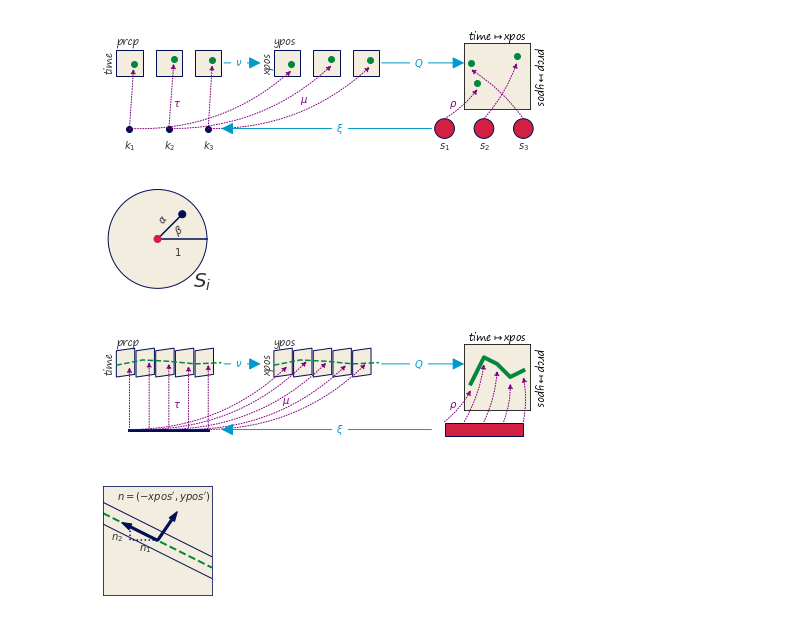
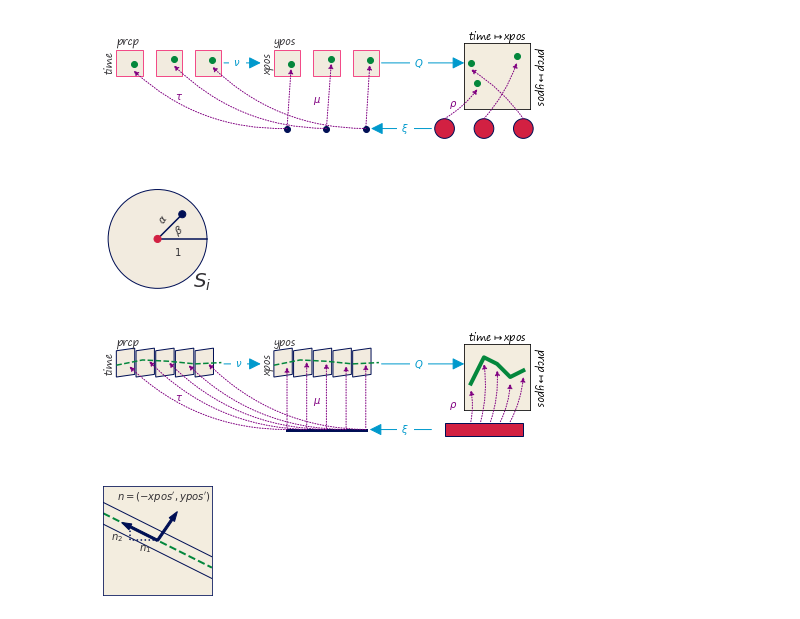
Before and after one commit to story645/proposal, a Jupyter notebook: figures/q_figs.ipynb, the cells around one changed output. Cells and saved outputs as stored; diff of their text form; code cells hidden in the pictures.

```diff
--- a/figures/q_figs.ipynb
+++ b/figures/q_figs.ipynb
@@ -46,4 +46,12 @@ theme = themepy.Theme('paper')
 rcParams['font.family'] = 'Segoe Print'
 rcParams['figure.dpi'] = 200
 %matplotlib inline
+# %%
+facecolor = '#F2EBDF'
+ecolor = '#248EA6'
+fcolor= '#F24B88'
+kcolor = '#021859'
+pcolor = 'darkgray'
+tcolor = 'dimgray'
+acolor = '#0099CC'
 # %%
@@ -112,7 +156,7 @@ dc='C2'
 
 yl = .2
 xpos = [.2, .5,.8]
-s = axd['E'].scatter(xpos, [yl,yl,yl], zorder=100)
+s = axd['V'].scatter(xpos, [yl,yl,yl], zorder=100)
 yt = [44, 48, 47]
 xt = [32,38, 31]
 klabs = [r'$k_{1}$', r'$k_{2}$',r'$k_{3}$' ]
@@ -124,11 +168,11 @@ axsub.scatter(xt,yt, color=dc, edgecolor=dc)
 
 for i, (off, kl, sl) in enumerate(zip(xpos, klabs, slabs)):
     verts = np.array([[0, .4], [0,.6], [.2, .6], [.2, .4], [0, .6 ]]) + [off-.1, .2]
-    pe = mpatches.PathPatch(mpath.Path(verts, closed=True), edgecolor='C0',
+    pe = mpatches.PathPatch(mpath.Path(verts, closed=True), edgecolor=fcolor,
                                       facecolor=facecolor)
     axd['E'].add_patch(pe)
 
-    pv = mpatches.PathPatch(mpath.Path(verts, closed=True), edgecolor='C0',
+    pv = mpatches.PathPatch(mpath.Path(verts, closed=True), edgecolor=fcolor,
                                       facecolor=facecolor)
     axd['V'].add_patch(pv)
     xp = (xt[i]/1000)+off
@@ -136,8 +180,8 @@ for i, (off, kl, sl) in enumerate(zip(xpos, klabs, slabs)):
     axd['E'].scatter(xp,yp, zorder=100, color=dc, edgecolor=dc)
     axd['V'].scatter(xp,yp, zorder=100, color=dc, edgecolor=dc)
 
-    axd['E'].annotate(kl,(off-.04, yl-.15))
-    axd['H'].annotate(sl,(off-.04, yl-.15))
+    #axd['V'].annotate(kl,(off-.04, yl-.15), color=kcolor)
+    #axd['H'].annotate(sl,(off-.04, yl-.15), color=kcolor)
 
     c = mpatches.Circle((off,yl), radius=.075, edgecolor='C0', facecolor='C1')
     axd['H'].add_patch(c)
@@ -145,11 +189,11 @@ for i, (off, kl, sl) in enumerate(zip(xpos, klabs, slabs)):
 
     a1 = mpatches.FancyArrowPatch((off,.2), (xp,yp-.02), arrowstyle="-|>",
                                   linestyle=':', mutation_scale=10, color=oc)
-    axd['E'].add_patch(a1)
+    axd['V'].add_patch(a1)
 
-    a2 = mpatches.ConnectionPatch(xyA=(off,.2), coordsA=axd['E'].transData,
-                      xyB=(xp,yp-.05), coordsB=axd['V'].transData,  arrowstyle="-|>",
-                                  mutation_scale=10, connectionstyle="arc3,rad=.2",
+    a2 = mpatches.ConnectionPatch(xyA=(off,.2), coordsA=axd['V'].transData,
+                      xyB=(xp,yp-.05), coordsB=axd['E'].transData,  arrowstyle="-|>",
+                                  mutation_scale=10, connectionstyle="arc3,rad=-.2",
                                  linestyle=':', color=oc)
     fig.add_artist(a2)
 
@@ -162,48 +206,48 @@ for i, (off, kl, sl) in enumerate(zip(xpos, klabs, slabs)):
 
 
 a3 = mpatches.ConnectionPatch(xyA=(0.1,yl), coordsA=axd['H'].transData,
-                      xyB=(xpos[-1]+.1, yl), coordsB=axd['E'].transData,  arrowstyle="-|>",
+                      xyB=(xpos[-1]+.04, yl), coordsB=axd['V'].transData,  arrowstyle="-|>",
                                   mutation_scale=25, zorder=10, color=ac)
 fig.add_artist(a3)
 atext_kw = {'color':ac, 'va':'center', 'ha':'center', 'zorder':10, 'bbox':{'color':'white'}}
-fig.text(-.6, a3.xy1[1], r'$\xi$', transform=axd['H'].transData, **atext_kw)
+fig.text(1.1, a3.xy1[1], r'$\xi$', transform=axd['V'].transData, **atext_kw)
 
 a4 = mpatches.ConnectionPatch(xyA=(0.92,.7), coordsA=axd['E'].transData,
                       xyB=(0, .7), coordsB=axd['V'].transData,  arrowstyle="-|>",
                                   mutation_scale=25, zorder=10, color=ac)
 fig.add_artist(a4)
-fig.text(1.03, .7, r'$\nu$', transform=axd['E'].transData, **atext_kw)
+fig.text(1.02, .7, r'$\nu$', transform=axd['E'].transData, **atext_kw)
 
 a5 = mpatches.ConnectionPatch(xyA=(0.92,.7), coordsA=axd['V'].transData,
                       xyB=(.35, .7), coordsB=axd['H'].transData,  arrowstyle="-|>",
                                   mutation_scale=25, zorder=10, color=ac)
 fig.add_artist(a5)
 fig.text(1.2, .7, r'$Q$', transform=axd['V'].transData, **atext_kw)
 
 
 x0, y0 = verts[0]-[xpos[-1]-xpos[0],-.02]
 x1, y1 = verts[1]-[xpos[-1]-xpos[0],-.02]
 
 for (n, xt, yt) in [('E', 'time', 'prcp'), ('V', 'xpos', 'ypos')]:
     axd[n].text(x1, y1, yt, ha='left', va='bottom')
     axd[n].text(x0, y0, xt, ha='right', va='bottom', rotation=90)
 
 axsub.xaxis.set_label_position('top')
 axsub.yaxis.set_label_position('right')
 axsub.set_xlabel('time'+r'$\mapsto$'+'xpos')
 axsub.set_ylabel('prcp'+r'$\mapsto$'+'ypos', rotation=270, labelpad=15)
 axsub.set(xticklabels=[], yticklabels=[])
 axsub.tick_params(length=0)
 
-axd['E'].annotate(r'$\tau$',(0.53, 0.37), color=oc)
-axd['V'].annotate(r'$\mu$', (.3, .4), color=oc)
+axd['E'].annotate(r'$\tau$',(0.55, 0.42), color=oc)
+axd['V'].annotate(r'$\mu$', (.4, .4), color=oc)
 axd['H'].annotate(r'$\rho$', (.23, .37), color=oc)
 
 
 fig.savefig(slide_path/"scatter.png", bbox_inches='tight', facecolor='white' )
 fig.savefig(proposal_path/"scatter.png", bbox_inches='tight', facecolor='white' )
 # %% [output]
-[figure, old version]
+[figure, new version]
 # %%
 fig, axd = plt.subplot_mosaic([['glyph']], figsize=(2,2))
 sc = mpatches.Circle((.5,.5), radius=.3, edgecolor='C0', facecolor=facecolor)
@@ -235,7 +279,7 @@ dc = 'C2'
 
 yl = .2
 xpos = [.2, .8]
-s = axd['E'].axhline(yl, xmin=xpos[0], xmax=xpos[-1], linewidth=3, zorder=10)
+s = axd['V'].axhline(yl, xmin=xpos[0], xmax=xpos[-1], linewidth=3, zorder=10)
 yt = np.array([44, 48, 47, 45, 46])
 xt = np.array([1,3,5,7,9])
 
@@ -266,15 +310,15 @@ for i, off in enumerate(np.arange(xpos[0], xpos[-1], .15)):
 
     a1 = mpatches.FancyArrowPatch((off, yl), (off,yp[i]), arrowstyle="-|>",
                                   linestyle=':', mutation_scale=10, color=oc)
-    axd['E'].add_patch(a1)
+    axd['V'].add_patch(a1)
 
-    a2 = mpatches.ConnectionPatch(xyA=(off,yl), coordsA=axd['E'].transData,
-                      xyB=(off,yp[i]-.01), coordsB=axd['V'].transData,  arrowstyle="-|>",
-                                  mutation_scale=10, connectionstyle="arc3,rad=.2",
+    a2 = mpatches.ConnectionPatch(xyA=(off,yl), coordsA=axd['V'].transData,
+                      xyB=(off,yp[i]-.01), coordsB=axd['E'].transData,  arrowstyle="-|>",
+                                  mutation_scale=10, connectionstyle="arc3,rad=-.2",
                                  linestyle=':', color=oc)
     fig.add_artist(a2)
 
-    a3 = mpatches.ConnectionPatch(xyA=(off,yl+.06), coordsA=axd['H'].transData,
+    a3 = mpatches.ConnectionPatch(xyA=((off/2) + .3,yl+.06), coordsA=axd['H'].transData,
                       xyB=(xt[i],yt[i]-1), coordsB=axsub.transData,  arrowstyle="-|>",
                                   mutation_scale=10, connectionstyle="arc3,rad=0.1",
                                  linestyle=':', color=oc)
@@ -283,13 +327,12 @@ for i, off in enumerate(np.arange(xpos[0], xpos[-1], .15)):
 
 
 a3 = mpatches.ConnectionPatch(xyA=(0.1,yl), coordsA=axd['H'].transData,
-                      xyB=(xpos[-1]+.1, yl), coordsB=axd['E'].transData,  arrowstyle="-|>",
+                      xyB=(xpos[-1]+.03, yl), coordsB=axd['V'].transData,  arrowstyle="-|>",
                                   mutation_scale=25, zorder=10, color=ac)
 fig.add_artist(a3)
+atext_kw = {'color':ac, 'va':'center', 'ha':'center', 'zorder':10, 'bbox':{'color':'white'}}
+fig.text(1.1, a3.xy1[1], r'$\xi$', transform=axd['V'].transData, **atext_kw)
 
-atext_kw = {'color':ac, 'va':'center', 'ha':'center', 'zorder':10, 'bbox':{'color':'white'}}
-
-fig.text(-.6, a3.xy1[1], r'$\xi$', transform=axd['H'].transData, **atext_kw)
 
 a4 = mpatches.ConnectionPatch(xyA=(0.92,.7), coordsA=axd['E'].transData,
                       xyB=(0, .7), coordsB=axd['V'].transData,  arrowstyle="-|>",
@@ -316,15 +359,15 @@ axsub.set_ylabel('prcp'+r'$\mapsto$'+'ypos', rotation=270, labelpad=15)
 axsub.set(xticklabels=[], yticklabels=[])
 axsub.tick_params(length=0)
 
-axd['E'].annotate(r'$\tau$',(0.53, 0.37), color=oc)
+axd['E'].annotate(r'$\tau$',(0.55, 0.42), color=oc)
+axd['V'].annotate(r'$\mu$', (.4, .4), color=oc)
 axd['H'].annotate(r'$\rho$', (.23, .37), color=oc)
-axd['V'].annotate(r'$\mu$', (.16, .4), color=oc)
 
 
 fig.savefig(slide_path/"line.png", bbox_inches='tight', facecolor='white' )
 fig.savefig(proposal_path/"line.png", bbox_inches='tight', facecolor='white' )
 # %% [output]
-[figure, old version]
+[figure, new version]
 # %%
 fig, axd = plt.subplot_mosaic([['glyph']], figsize=(2,2))
 axd['glyph'].set(ylim=(46.5,48.5), xlim=(4, 6), aspect='equal')
```
Also changed, not shown: parts of 6 cells of this notebook, 10 other files.
